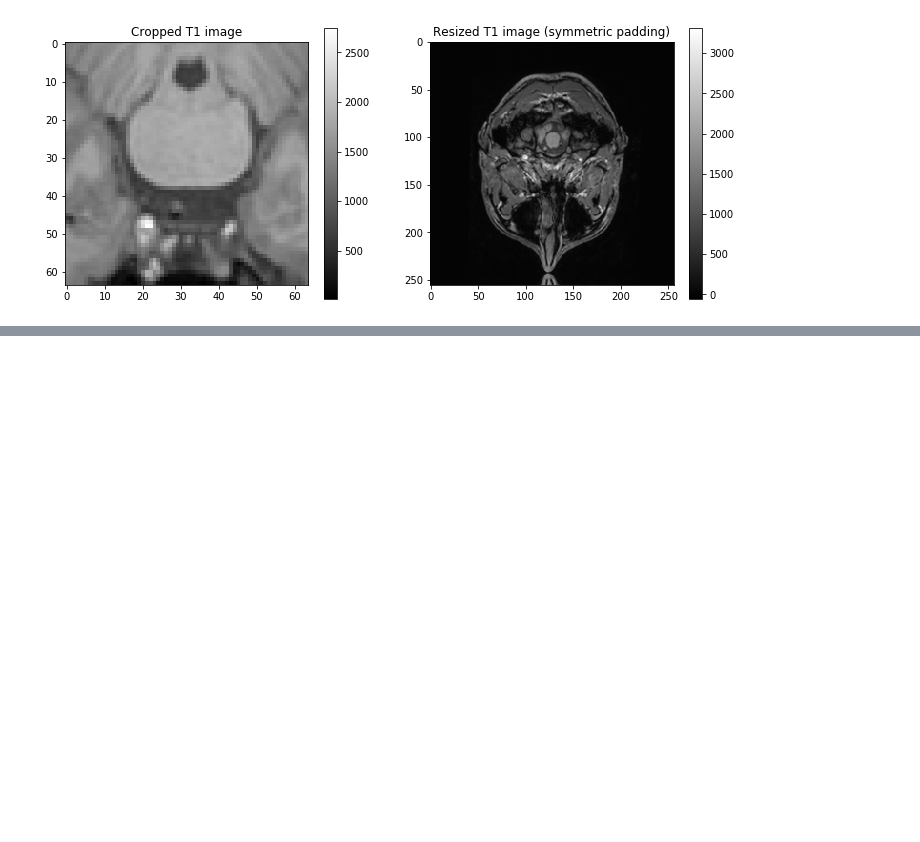
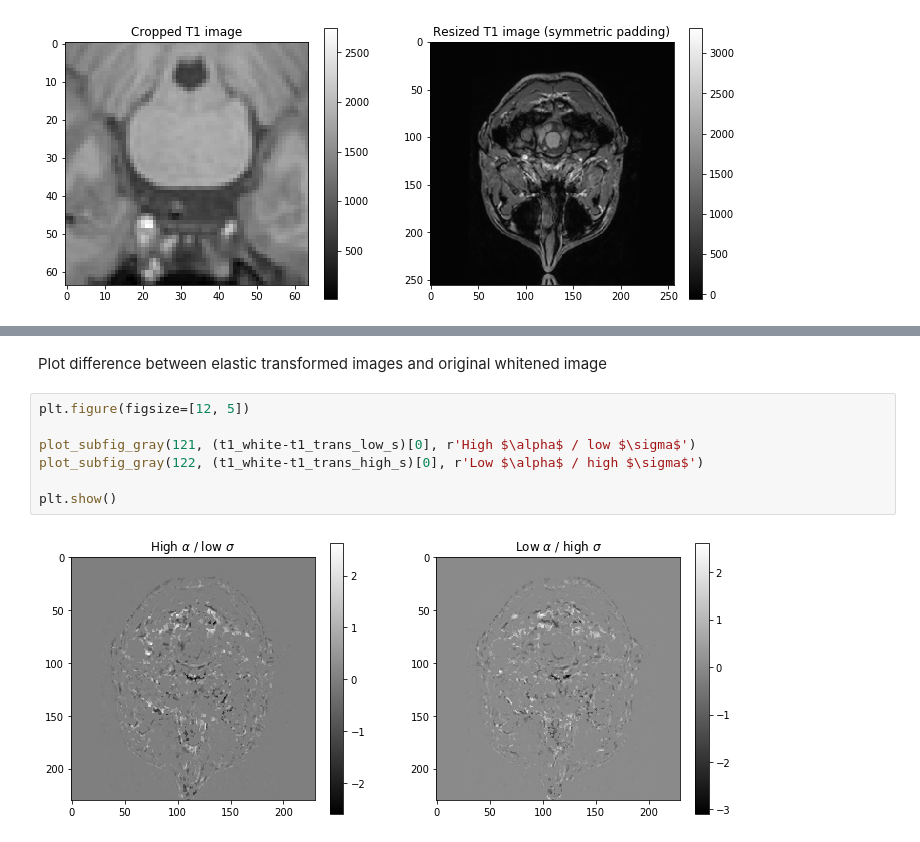
Before and after one commit to DLTK/DLTK, a Jupyter notebook: examples/tutorials/Blog_normalisation.ipynb, the cells around one changed output, grey strips where cells are left out. Cells and saved outputs as stored; diff of their text form; blank space fills up the shorter version.

```diff
--- a/examples/tutorials/Blog_normalisation.ipynb
+++ b/examples/tutorials/Blog_normalisation.ipynb
@@ -100,0 +136,11 @@ plt.show()
+# %% [markdown]
+Plot difference between elastic transformed images and original whitened image
+# %%
+plt.figure(figsize=[12, 5])
+
+plot_subfig_gray(121, (t1_white-t1_trans_low_s)[0], r'High $\alpha$ / low $\sigma$')
+plot_subfig_gray(122, (t1_white-t1_trans_high_s)[0], r'Low $\alpha$ / high $\sigma$')
+
+plt.show()
+# %% [output]
+[figure, added]
```
Also changed, not shown: parts of 8 cells of this notebook.
